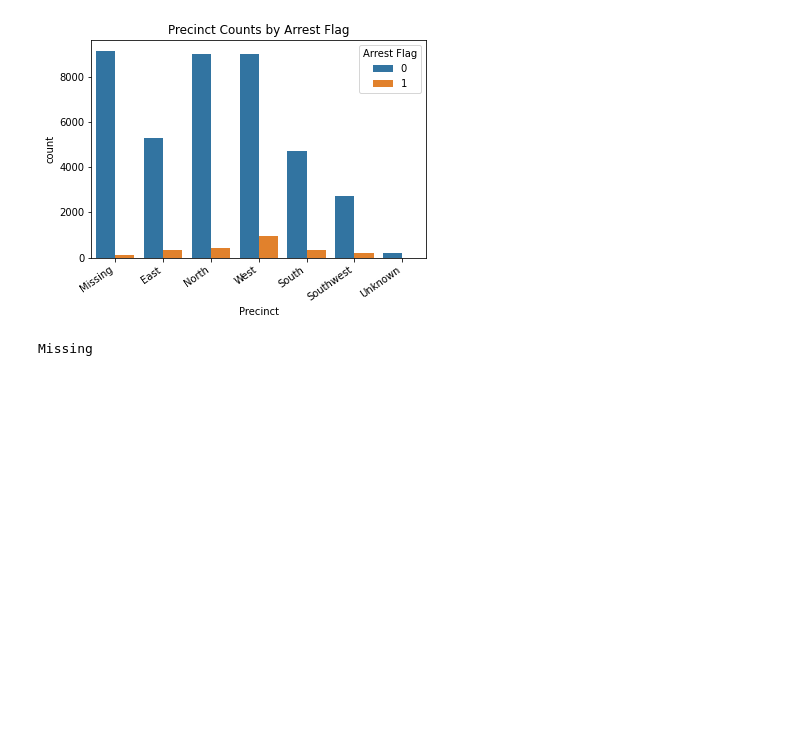
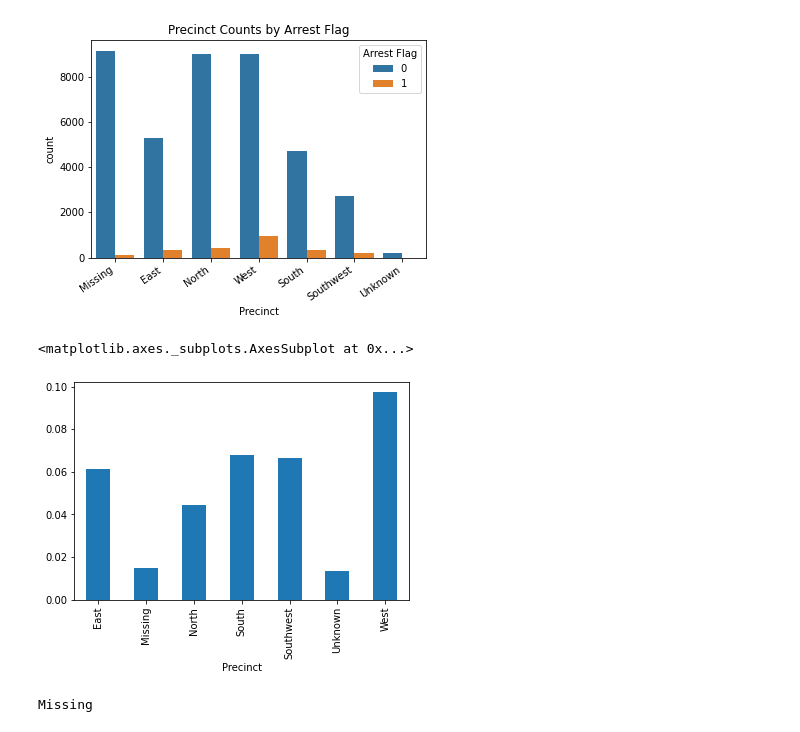
Before and after one commit to charlottebasch/Variables-Affecting-Terry-Stops, a Jupyter notebook: student.ipynb, the cells around one changed output. Saved outputs shown, nothing was run; the diff lists cells and outputs as text; code cells hidden in the pictures; blank space fills up the shorter version.

```diff
--- a/student.ipynb
+++ b/student.ipynb
@@ -966,6 +1250,13 @@ Important Aspects of Precinct are:
 - West
 - North
 [figure]
+# %%
+race_comp = data.groupby("Precinct")["Arrest Flag"].value_counts(normalize=True).to_frame("Percent Arrests"). reset_index()
+race_comp = race_comp[race_comp["Arrest Flag"] == 1].set_index("Precinct")
+race_comp["Percent Arrests"].plot(kind="bar")
+# %% [output]
+<matplotlib.axes._subplots.AxesSubplot at 0x...>
+[figure, added]
 # %%
 check_value_counts(feats[4])
 # %% [output]
```
Also changed, not shown: parts of 50 cells of this notebook.
